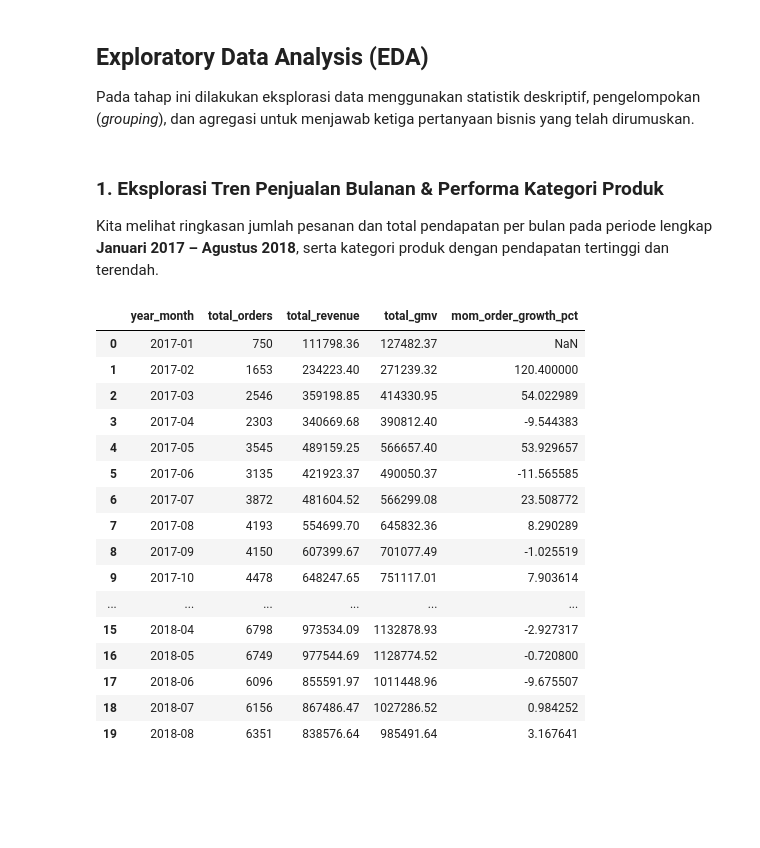
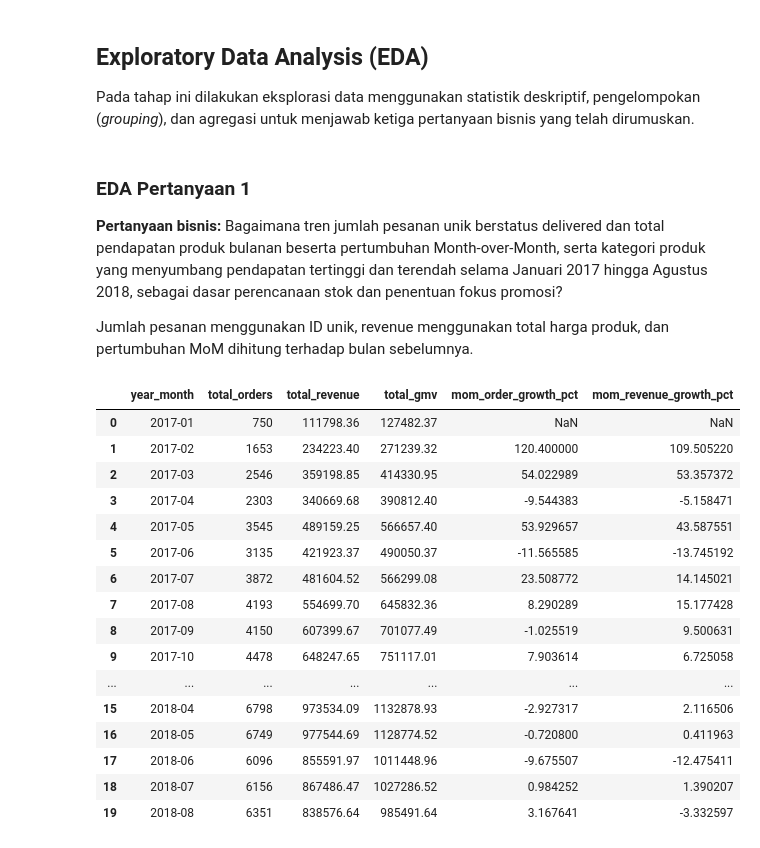
Before and after one commit to zaidanarkaan/proyek-analisis-data, a Jupyter notebook: notebook.ipynb, the cells around one changed output. Drawn from its saved outputs; the diff is of its cells as text; code cells hidden in the pictures; blank space fills up the shorter version.

```diff
--- a/notebook.ipynb
+++ b/notebook.ipynb
@@ -69,7 +73,7 @@ Kita memuat 8 tabel utama dari direktori `E-Commerce Public Dataset`:
 - `product_category_name_translation.csv`: Terjemahan nama kategori produk ke bahasa Inggris.
 - `geolocation_dataset.csv`: Data koordinat geografis (`lat`, `lng`) berdasarkan kode pos.
 # %%
-DATA_DIR = "E-Commerce Public Dataset"
+DATA_DIR = "data"
 
 customers_df = pd.read_csv(os.path.join(DATA_DIR, "customers_dataset.csv"))
 orders_df = pd.read_csv(os.path.join(DATA_DIR, "orders_dataset.csv"))
@@ -260,7 +306,9 @@ for col in ["product_name_lenght", "product_description_lenght", "product_photos
     products_df[col] = products_df[col].fillna(products_df[col].median())
 
 # Gabungkan terjemahan kategori ke bahasa Inggris
-products_clean_df = products_df.merge(category_trans_df, on="product_category_name", how="left")
+products_clean_df = products_df.merge(
+    category_trans_df, on="product_category_name", how="left", validate="many_to_one"
+)
 products_clean_df["product_category_name_english"] = (
     products_clean_df["product_category_name_english"]
     .fillna(products_clean_df["product_category_name"])
@@ -292,22 +340,37 @@ orders_delivered_df = orders_df[
     (orders_df["order_delivered_customer_date"].notna())
 ].copy()
 
-# Menambahkan fitur waktu pengiriman & status keterlambatan
+# Durasi pengiriman dan estimasi menggunakan tanggal kalender yang sebanding
 orders_delivered_df["delivery_days"] = (
-    orders_delivered_df["order_delivered_customer_date"] - orders_delivered_df["order_purchase_timestamp"]
-).dt.total_seconds() / 86400.0
-orders_delivered_df["is_late"] = (
-    orders_delivered_df["order_delivered_customer_date"] > orders_delivered_df["order_estimated_delivery_date"]
+    orders_delivered_df["order_delivered_customer_date"].dt.normalize()
+    - orders_delivered_df["order_purchase_timestamp"].dt.normalize()
+).dt.days
+orders_delivered_df["estimated_delivery_days"] = (
+    orders_delivered_df["order_estimated_delivery_date"].dt.normalize()
+    - orders_delivered_df["order_purchase_timestamp"].dt.normalize()
+).dt.days
+orders_delivered_df["delay_days"] = (
+    orders_delivered_df["order_delivered_customer_date"].dt.normalize()
+    - orders_delivered_df["order_estimated_delivery_date"].dt.normalize()
+).dt.days
+orders_delivered_df["is_late"] = orders_delivered_df["delay_days"].gt(0)
+orders_delivered_df["delivery_status"] = np.where(
+    orders_delivered_df["is_late"], "Terlambat (Late)", "Tepat Waktu / Lebih Awal"
 )
-orders_delivered_df["delay_days"] = (
-    orders_delivered_df["order_delivered_customer_date"] - orders_delivered_df["order_estimated_delivery_date"]
-).dt.total_seconds() / 86400.0
 
 print("Verifikasi setelah cleaning:")
 print(f"- Missing values products_clean_df : {products_clean_df.isnull().sum().sum()}")
 print(f"- Missing values order_reviews_df  : {order_reviews_df.isnull().sum().sum()}")
 print(f"- Duplikat geo_zip_df              : {geo_zip_df.duplicated().sum()}")
 print(f"- Jumlah orders_delivered_df       : {len(orders_delivered_df):,}")
+print(f"- Missing tanggal inti pengiriman : {orders_delivered_df[['order_purchase_timestamp', 'order_delivered_customer_date', 'order_estimated_delivery_date']].isna().sum().sum()}")
+print(f"- Label pengiriman kosong         : {orders_delivered_df['delivery_status'].isna().sum()}")
+print(f"- Tanggal approval tetap nullable : {orders_df['order_approved_at'].isna().sum()}")
+print(f"- Tanggal carrier tetap nullable  : {orders_df['order_delivered_carrier_date'].isna().sum()}")
+print("\nTipe data delapan kolom tanggal setelah Cleaning:")
+print(orders_df[date_cols_orders].dtypes)
+print(order_items_df[['shipping_limit_date']].dtypes)
+print(order_reviews_df[['review_creation_date', 'review_answer_timestamp']].dtypes)
 # %% [output]
 Verifikasi setelah cleaning:
 - Missing values products_clean_df : 0
@@ -374,42 +499,45 @@ Dataset gabungan all_df siap: (110189, 29), tersimpan di dashboard/main_data.csv
 
 Pada tahap ini dilakukan eksplorasi data menggunakan statistik deskriptif, pengelompokan (*grouping*), dan agregasi untuk menjawab ketiga pertanyaan bisnis yang telah dirumuskan.
 # %% [markdown]
-### 1. Eksplorasi Tren Penjualan Bulanan & Performa Kategori Produk
-Kita melihat ringkasan jumlah pesanan dan total pendapatan per bulan pada periode lengkap **Januari 2017 – Agustus 2018**, serta kategori produk dengan pendapatan tertinggi dan terendah.
+### EDA Pertanyaan 1
+**Pertanyaan bisnis:** Bagaimana tren jumlah pesanan unik berstatus delivered dan total pendapatan produk bulanan beserta pertumbuhan Month-over-Month, serta kategori produk yang menyumbang pendapatan tertinggi dan terendah selama Januari 2017 hingga Agustus 2018, sebagai dasar perencanaan stok dan penentuan fokus promosi?
+
+Jumlah pesanan menggunakan ID unik, revenue menggunakan total harga produk, dan pertumbuhan MoM dihitung terhadap bulan sebelumnya.
 # %%
 # Filter periode lengkap bulanan: Jan 2017 - Aug 2018
 eda_period_df = all_df[
     (all_df["order_purchase_timestamp"] >= "2017-01-01") &
     (all_df["order_purchase_timestamp"] < "2018-09-01")
 ].copy()
 eda_period_df["year_month"] = eda_period_df["order_purchase_timestamp"].dt.to_period("M").astype(str)
 
 monthly_perf_df = (
     eda_period_df.groupby("year_month", as_index=False)
     .agg(
         total_orders=("order_id", "nunique"),
         total_revenue=("price", "sum"),
         total_gmv=("total_item_value", "sum"),
     )
     .sort_values("year_month")
 )
 monthly_perf_df["mom_order_growth_pct"] = monthly_perf_df["total_orders"].pct_change() * 100
+monthly_perf_df["mom_revenue_growth_pct"] = monthly_perf_df["total_revenue"].pct_change() * 100
 display(monthly_perf_df)
 # %% [output]
-|  | year_month | total_orders | total_revenue | total_gmv | mom_order_growth_pct |
-| 0 | 2017-01 | 750 | 111798.36 | 127482.37 | NaN |
-| 1 | 2017-02 | 1653 | 234223.40 | 271239.32 | 120.400000 |
-| 2 | 2017-03 | 2546 | 359198.85 | 414330.95 | 54.022989 |
-| 3 | 2017-04 | 2303 | 340669.68 | 390812.40 | -9.544383 |
-| 4 | 2017-05 | 3545 | 489159.25 | 566657.40 | 53.929657 |
-| 5 | 2017-06 | 3135 | 421923.37 | 490050.37 | -11.565585 |
-| 6 | 2017-07 | 3872 | 481604.52 | 566299.08 | 23.508772 |
-| 7 | 2017-08 | 4193 | 554699.70 | 645832.36 | 8.290289 |
-| 8 | 2017-09 | 4150 | 607399.67 | 701077.49 | -1.025519 |
-| 9 | 2017-10 | 4478 | 648247.65 | 751117.01 | 7.903614 |
-| ... | ... | ... | ... | ... | ... |
-| 15 | 2018-04 | 6798 | 973534.09 | 1132878.93 | -2.927317 |
-| 16 | 2018-05 | 6749 | 977544.69 | 1128774.52 | -0.720800 |
-| 17 | 2018-06 | 6096 | 855591.97 | 1011448.96 | -9.675507 |
-| 18 | 2018-07 | 6156 | 867486.47 | 1027286.52 | 0.984252 |
-| 19 | 2018-08 | 6351 | 838576.64 | 985491.64 | 3.167641 |
+|  | year_month | total_orders | total_revenue | total_gmv | mom_order_growth_pct | mom_revenue_growth_pct |
+| 0 | 2017-01 | 750 | 111798.36 | 127482.37 | NaN | NaN |
+| 1 | 2017-02 | 1653 | 234223.40 | 271239.32 | 120.400000 | 109.505220 |
+| 2 | 2017-03 | 2546 | 359198.85 | 414330.95 | 54.022989 | 53.357372 |
+| 3 | 2017-04 | 2303 | 340669.68 | 390812.40 | -9.544383 | -5.158471 |
+| 4 | 2017-05 | 3545 | 489159.25 | 566657.40 | 53.929657 | 43.587551 |
+| 5 | 2017-06 | 3135 | 421923.37 | 490050.37 | -11.565585 | -13.745192 |
+| 6 | 2017-07 | 3872 | 481604.52 | 566299.08 | 23.508772 | 14.145021 |
+| 7 | 2017-08 | 4193 | 554699.70 | 645832.36 | 8.290289 | 15.177428 |
+| 8 | 2017-09 | 4150 | 607399.67 | 701077.49 | -1.025519 | 9.500631 |
+| 9 | 2017-10 | 4478 | 648247.65 | 751117.01 | 7.903614 | 6.725058 |
+| ... | ... | ... | ... | ... | ... | ... |
+| 15 | 2018-04 | 6798 | 973534.09 | 1132878.93 | -2.927317 | 2.116506 |
+| 16 | 2018-05 | 6749 | 977544.69 | 1128774.52 | -0.720800 | 0.411963 |
+| 17 | 2018-06 | 6096 | 855591.97 | 1011448.96 | -9.675507 | -12.475411 |
+| 18 | 2018-07 | 6156 | 867486.47 | 1027286.52 | 0.984252 | 1.390207 |
+| 19 | 2018-08 | 6351 | 838576.64 | 985491.64 | 3.167641 | -3.332597 |
```
Also changed, not shown: parts of 41 cells of this notebook, 35 other files.
